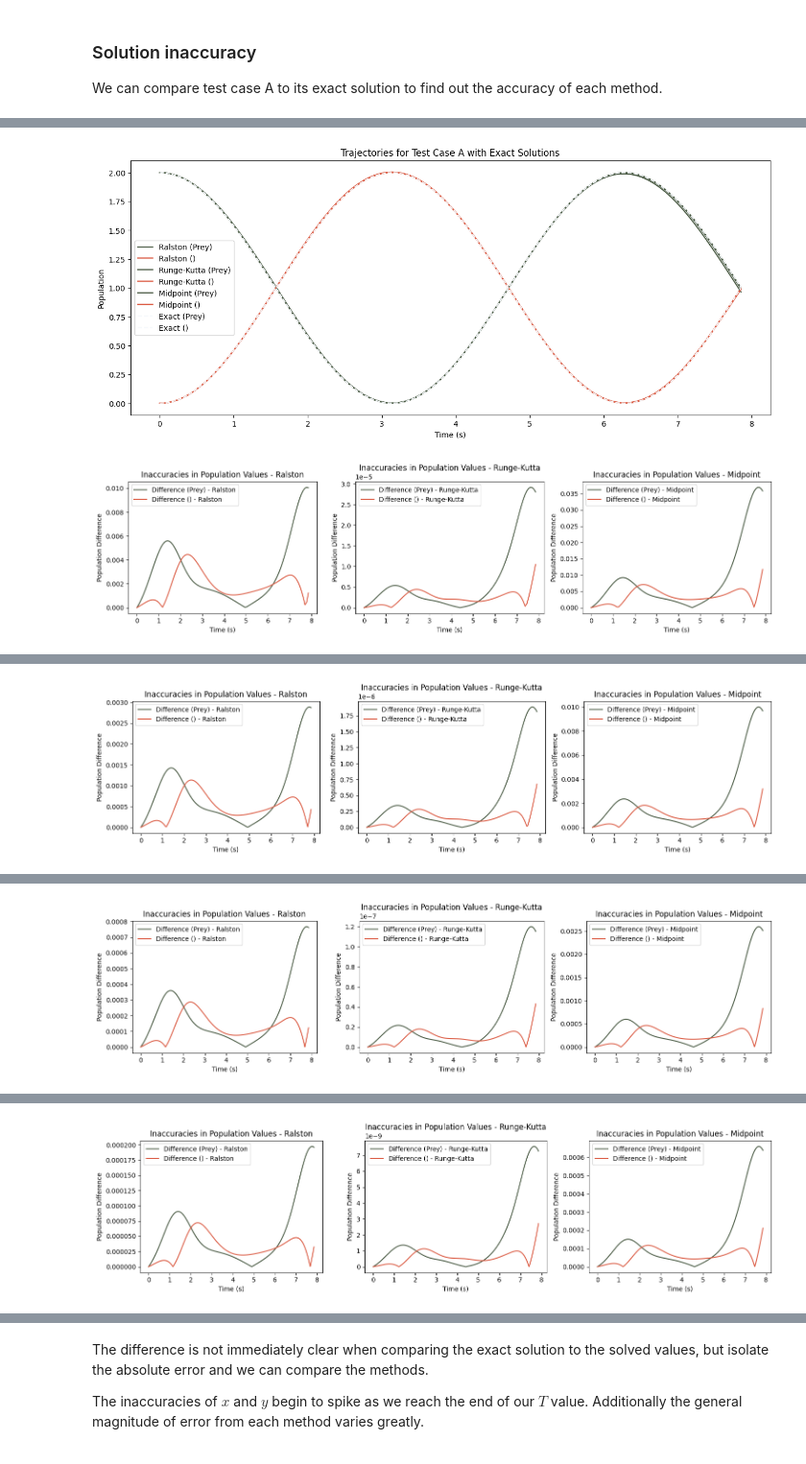
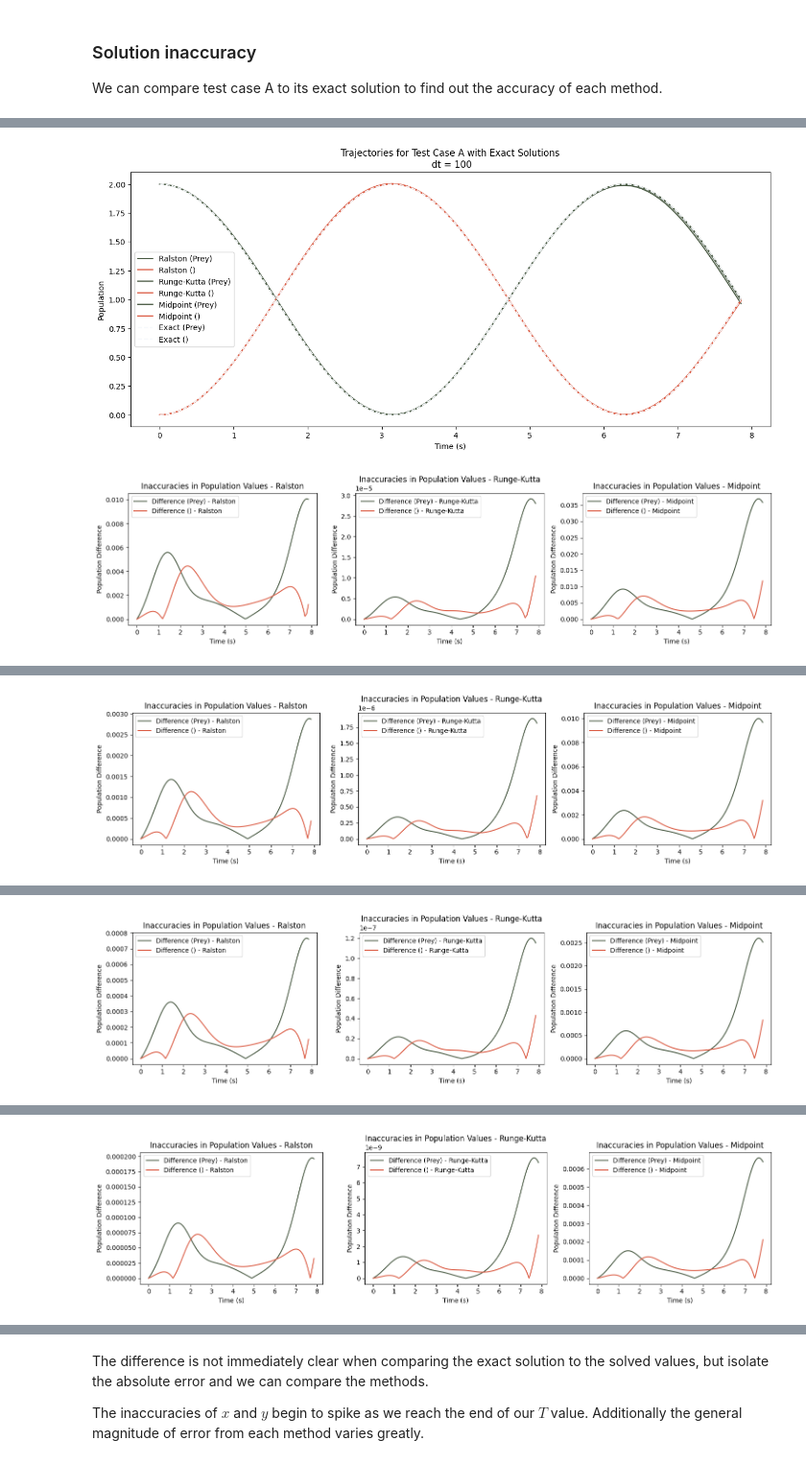
Before and after one commit to samrussell-code/numerical_scwk, a Jupyter notebook: samrussell.ipynb, the cells around one changed output, grey strips where cells are left out. Shown at 96% size. Cells and saved outputs as stored; diff of their text form; code cells hidden in the pictures.

```diff
--- a/samrussell.ipynb
+++ b/samrussell.ipynb
@@ -360,7 +360,7 @@ for steps in time_steps:
         plt.plot(t_exact_A, x_exact_A, label="Exact (Prey)", linestyle="--", color='#F6F9FC')
         plt.plot(t_exact_A, y_exact_A, label="Exact ()", linestyle="--", color='#F6F9FC')
 
-        plt.title("Trajectories for Test Case A with Exact Solutions")
+        plt.title(f"Trajectories for Test Case A with Exact Solutions\n dt = {steps}")
         plt.xlabel("Time (s)")
         plt.ylabel("Population")
         plt.legend()
@@ -368,34 +368,34 @@ for steps in time_steps:
     # Create separate graphs for each method
     plt.figure(figsize=(15, 4))
 
     for idx, method in enumerate(methods, 1):
         plt.subplot(1, 3, idx)
 
         if method == "Midpoint":
             t, sol = midpoint_method(rhs, u0_A, 0, T_A / steps, T_A)
         else:
             t, sol = solver(rhs, u0_A, 0, T_A / steps, T_A, method)
         sol = np.array(sol)
 
         # Calculate differences between exact and method solutions for both x and y
         diff_A_x = abs(x_exact_A - sol[:, 0])
         diff_A_y = abs(y_exact_A - sol[:, 1])
 
         # Plot the differences on the same graph
         plt.plot(t, diff_A_x, label=f"Difference (Prey) - {method}", color='#475841')
         plt.plot(t, diff_A_y, label=f"Difference () - {method}", color='#DB5A42')
 
         plt.title(f"Inaccuracies in Population Values - {method}")
         plt.xlabel("Time (s)")
         plt.ylabel("Population Difference")
         plt.legend()
 
     plt.tight_layout()  # Adjust layout for better spacing
 
     plt.show()
 # %% [output]
 [figure]
-[figure, old version]
+[figure, new version]
 [figure]
 [figure]
 [figure]
```
Also changed, not shown: parts of 5 cells of this notebook.
